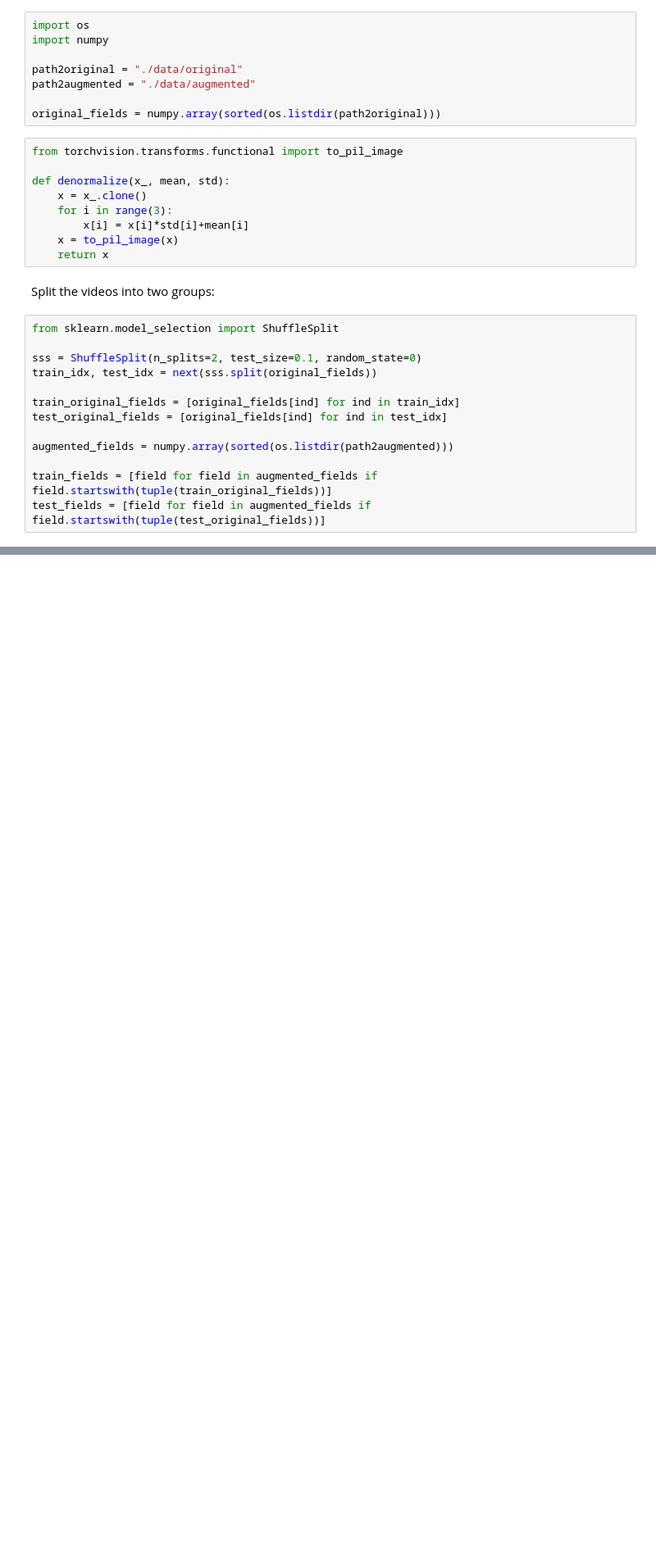
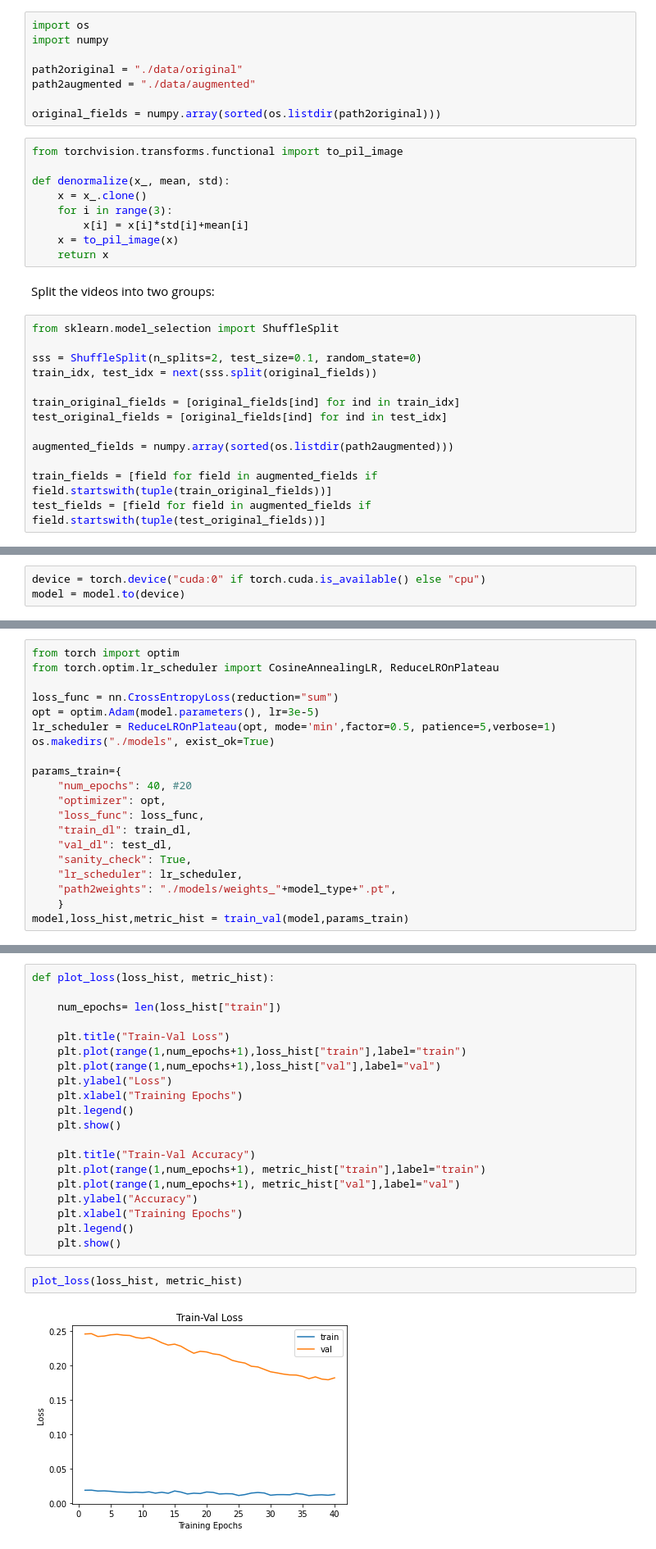
Before and after one commit to kassenov/sat-rnn, a Jupyter notebook: notebooks/Sat-CNN.ipynb, the cells around one changed output, grey strips where cells are left out. Shown at 82% size. Saved outputs shown, nothing was run; the diff lists cells and outputs as text; blank space fills up the shorter version.

```diff
--- a/notebooks/Sat-CNN.ipynb
+++ b/notebooks/Sat-CNN.ipynb
@@ -239,0 +339,3 @@ torch.Size([16, 3, 3, 112, 112]) torch.Size([16])
+# %%
+device = torch.device("cuda:0" if torch.cuda.is_available() else "cpu")
+model = model.to(device)
@@ -239,0 +463,20 @@ torch.Size([16, 3, 3, 112, 112]) torch.Size([16])
+# %%
+from torch import optim
+from torch.optim.lr_scheduler import CosineAnnealingLR, ReduceLROnPlateau
+
+loss_func = nn.CrossEntropyLoss(reduction="sum")
+opt = optim.Adam(model.parameters(), lr=3e-5)
+lr_scheduler = ReduceLROnPlateau(opt, mode='min',factor=0.5, patience=5,verbose=1)
+os.makedirs("./models", exist_ok=True)
+
+params_train={
+    "num_epochs": 40, #20
+    "optimizer": opt,
+    "loss_func": loss_func,
+    "train_dl": train_dl,
+    "val_dl": test_dl,
+    "sanity_check": True,
+    "lr_scheduler": lr_scheduler,
+    "path2weights": "./models/weights_"+model_type+".pt",
+    }
+model,loss_hist,metric_hist = train_val(model,params_train)
@@ -239,0 +504,24 @@ torch.Size([16, 3, 3, 112, 112]) torch.Size([16])
+# %%
+def plot_loss(loss_hist, metric_hist):
+
+    num_epochs= len(loss_hist["train"])
+
+    plt.title("Train-Val Loss")
+    plt.plot(range(1,num_epochs+1),loss_hist["train"],label="train")
+    plt.plot(range(1,num_epochs+1),loss_hist["val"],label="val")
+    plt.ylabel("Loss")
+    plt.xlabel("Training Epochs")
+    plt.legend()
+    plt.show()
+
+    plt.title("Train-Val Accuracy")
+    plt.plot(range(1,num_epochs+1), metric_hist["train"],label="train")
+    plt.plot(range(1,num_epochs+1), metric_hist["val"],label="val")
+    plt.ylabel("Accuracy")
+    plt.xlabel("Training Epochs")
+    plt.legend()
+    plt.show()
+# %%
+plot_loss(loss_hist, metric_hist)
+# %% [output]
+[figure, added]
```
Also changed, not shown: parts of 22 cells of this notebook.
